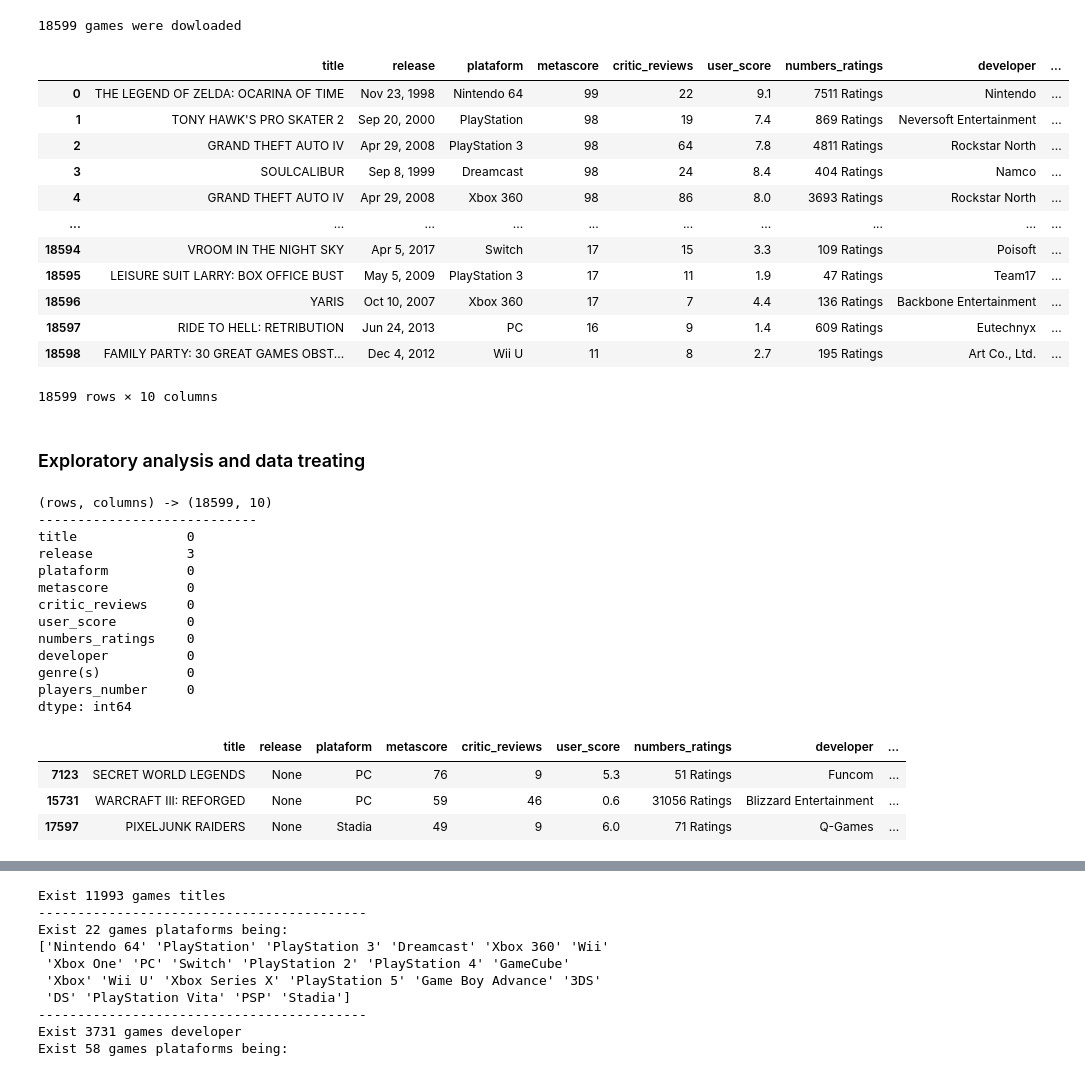
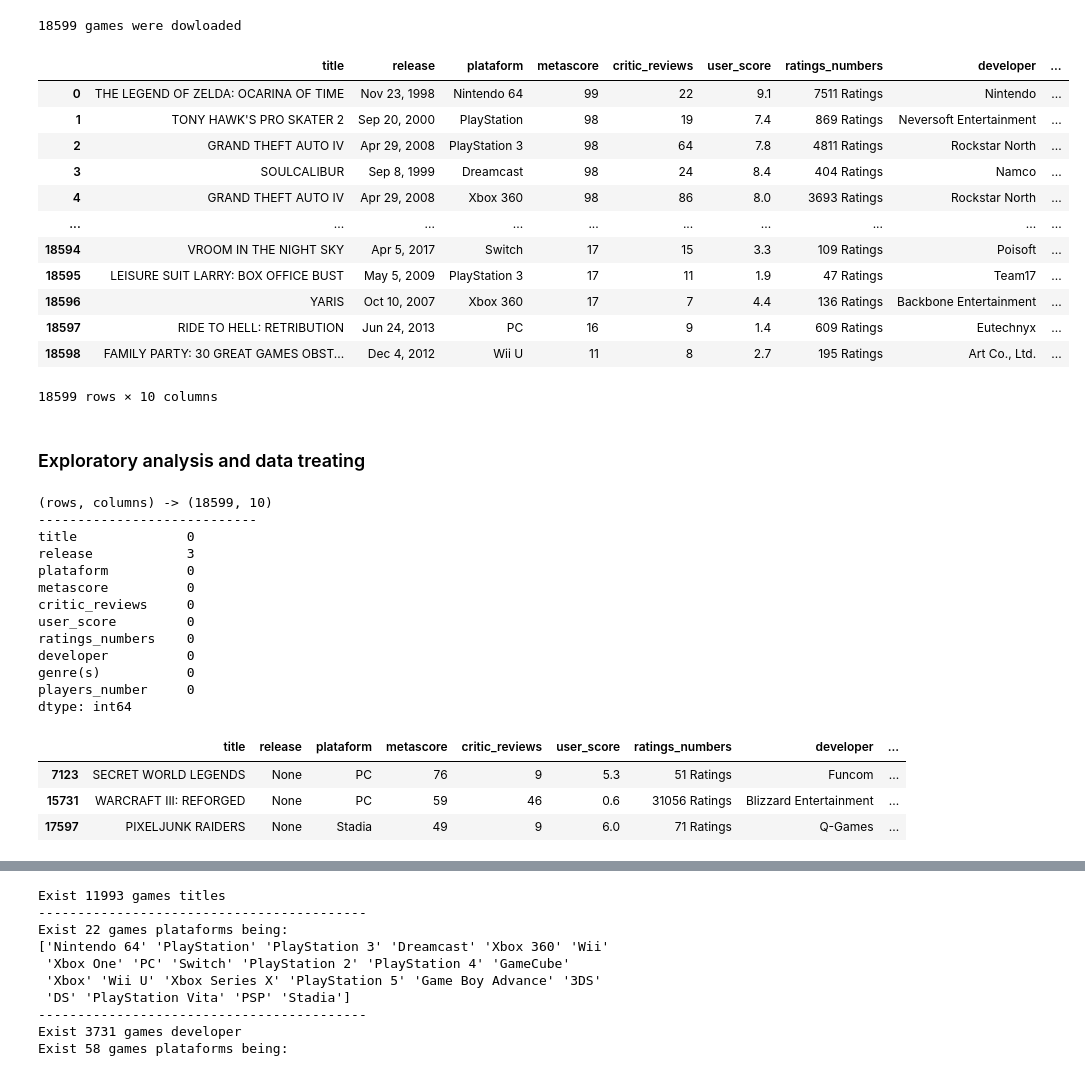
Before and after one commit to joaomoura05/Games-Classification, a Jupyter notebook: TreatingGamesDataMetacritic.ipynb, the cells around one changed output, grey strips where cells are left out. Saved outputs shown, nothing was run; the diff lists cells and outputs as text; code cells hidden in the pictures.

```diff
--- a/TreatingGamesDataMetacritic.ipynb
+++ b/TreatingGamesDataMetacritic.ipynb
@@ -17,11 +17,13 @@ print(len(infos), 'games were dowloaded') # 18598 games with your data saved
 # %%
 # Creating a dataframe
 
 df = pd.DataFrame(infos)
 
+df = df.rename(columns={'numbers_ratings': 'ratings_numbers'})
+
 display(df)
 # %% [output]
-|  | title | release | plataform | metascore | critic_reviews | user_score | numbers_ratings | developer | ... |
+|  | title | release | plataform | metascore | critic_reviews | user_score | ratings_numbers | developer | ... |
 | 0 | THE LEGEND OF ZELDA: OCARINA OF TIME | Nov 23, 1998 | Nintendo 64 | 99 | 22 | 9.1 | 7511 Ratings | Nintendo | ... |
 | 1 | TONY HAWK'S PRO SKATER 2 | Sep 20, 2000 | PlayStation | 98 | 19 | 7.4 | 869 Ratings | Neversoft Entertainment | ... |
 | 2 | GRAND THEFT AUTO IV | Apr 29, 2008 | PlayStation 3 | 98 | 64 | 7.8 | 4811 Ratings | Rockstar North | ... |
@@ -53,12 +55,12 @@ plataform          0
 metascore          0
 critic_reviews     0
 user_score         0
-numbers_ratings    0
+ratings_numbers    0
 developer          0
 genre(s)           0
 players_number     0
 dtype: int64
-|  | title | release | plataform | metascore | critic_reviews | user_score | numbers_ratings | developer | ... |
+|  | title | release | plataform | metascore | critic_reviews | user_score | ratings_numbers | developer | ... |
 | 7123 | SECRET WORLD LEGENDS | None | PC | 76 | 9 | 5.3 | 51 Ratings | Funcom | ... |
 | 15731 | WARCRAFT III: REFORGED | None | PC | 59 | 46 | 0.6 | 31056 Ratings | Blizzard Entertainment | ... |
 | 17597 | PIXELJUNK RAIDERS | None | Stadia | 49 | 9 | 6.0 | 71 Ratings | Q-Games | ... |
```
Also changed, not shown: parts of 13 cells of this notebook, 3 other files.
